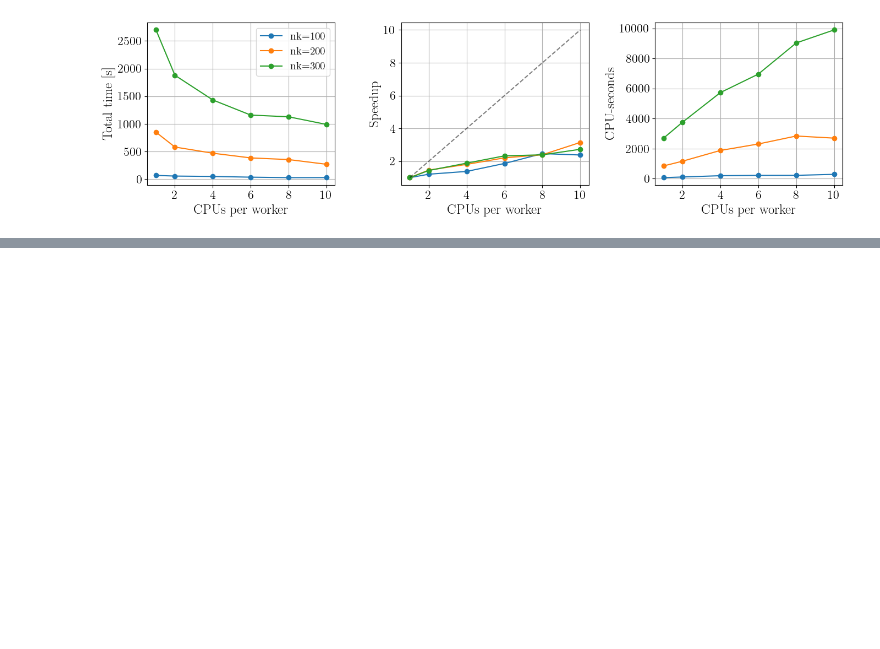
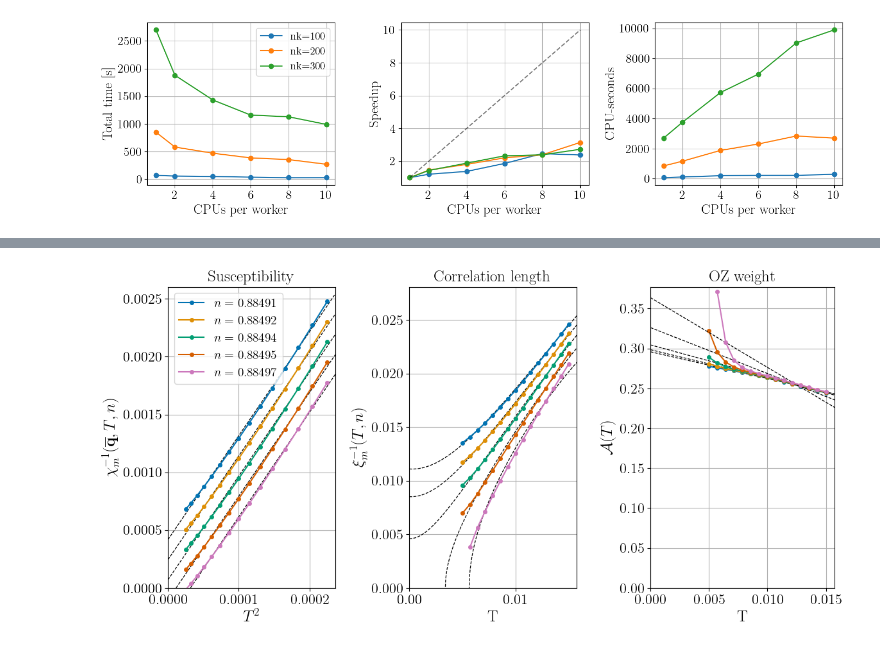
Before and after one commit to cctort/quantum_criticality, a Jupyter notebook: chi_rpa.ipynb, the cells around one changed output, grey strips where cells are left out. Saved outputs shown, nothing was run; the diff lists cells and outputs as text; code cells hidden in the pictures; blank space fills up the shorter version.

```diff
--- a/chi_rpa.ipynb
+++ b/chi_rpa.ipynb
@@ -518,0 +342,12 @@ U: 3.000, n: 0.879: Completed 20 jobs in 76.9 seconds
+# %%
+U = 3
+tp = 0.2
+
+data = {}
+with HDFArchive(f"data/scaling/G0tp{tp:.5g}U{U:.5g}.h51", "r") as ar:
+    data = {k: ar[k] for k in ar}
+
+plot_scaling(data, x_exp=(2, 1, 1.), fit=True, right='OZ')
+plt.show()
+# %% [output]
+[figure, added]
```
Also changed, not shown: parts of 10 cells of this notebook, 9 other files.
